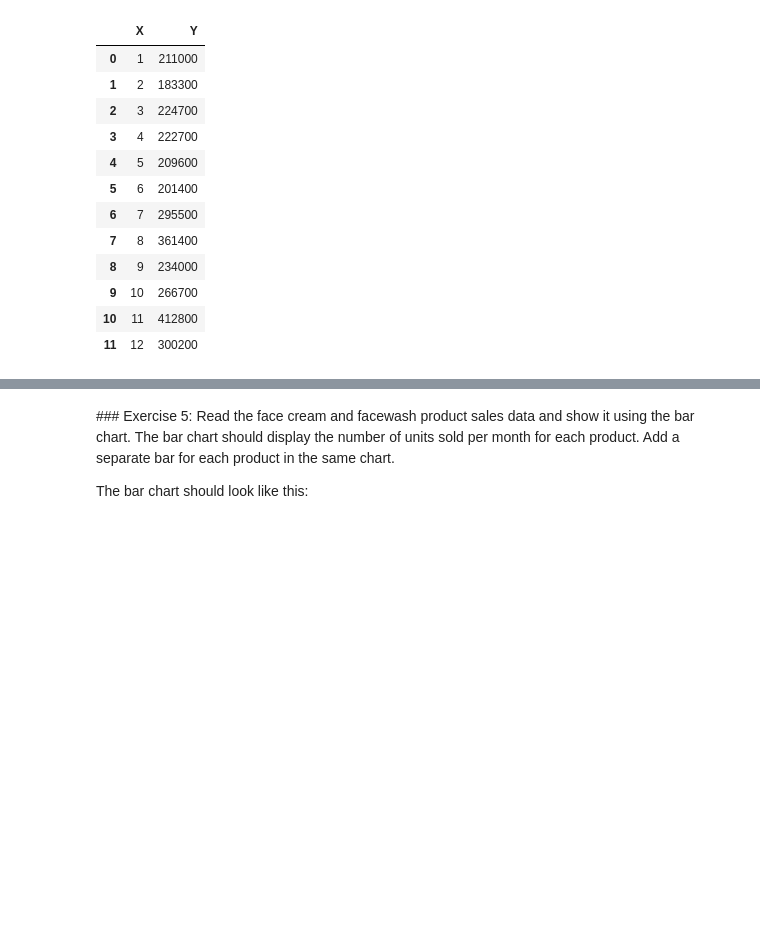
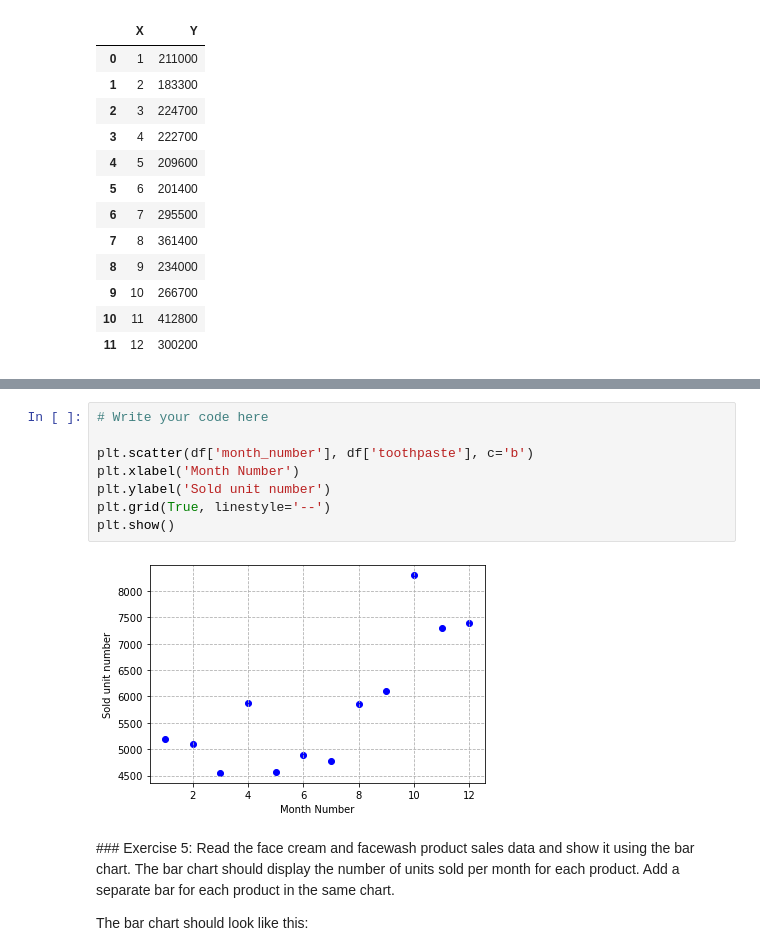
Before and after one commit to BusayoAfolabi12/AI-JAN-2022-EXERCISES, a Jupyter notebook: 08. Matplotlib1/Matplotlib_exercises.ipynb, the cells around one changed output, grey strips where cells are left out. Drawn from its saved outputs; the diff is of its cells as text; blank space fills up the shorter version.

```diff
--- a/08. Matplotlib1/Matplotlib_exercises.ipynb
+++ b/08. Matplotlib1/Matplotlib_exercises.ipynb
@@ -128,3 +136,13 @@ The scatter plot should look like this:
+# %%
+# Write your code here
+
+plt.scatter(df['month_number'], df['toothpaste'], c='b')
+plt.xlabel('Month Number')
+plt.ylabel('Sold unit number')
+plt.grid(True, linestyle='--')
+plt.show()
+# %% [output]
+[figure, added]
 # %% [markdown]
 ### Exercise 5: Read the face cream and facewash product sales data and show it using the bar chart.
 The bar chart should display the number of units sold per month for each product. Add a separate bar for each product in the same chart.
```
Also changed, not shown: parts of 11 cells of this notebook.
